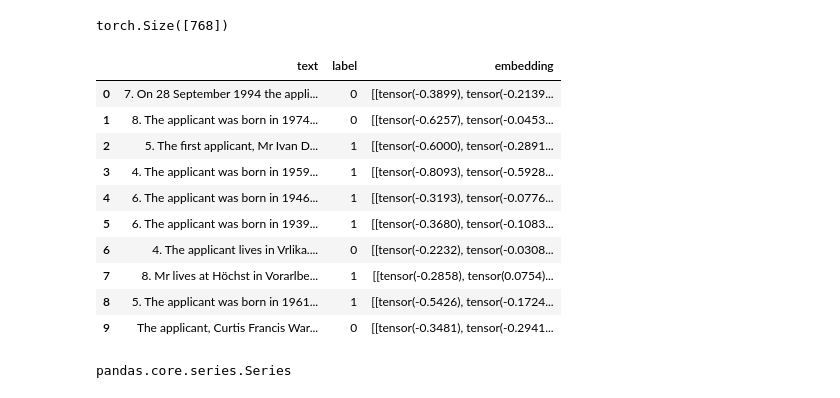
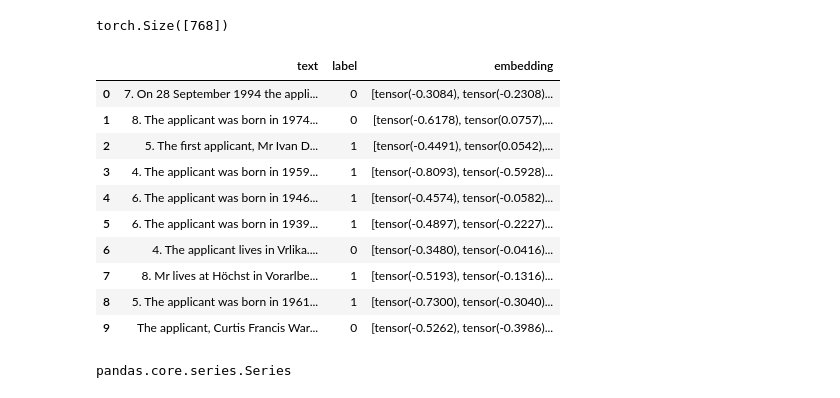
Before and after one commit to lilf4p/hlt-project, a Jupyter notebook: notebook/merge-encoding.ipynb, the cells around one changed output. Cells and saved outputs as stored; diff of their text form; code cells hidden in the pictures.

```diff
--- a/notebook/merge-encoding.ipynb
+++ b/notebook/merge-encoding.ipynb
@@ -51,20 +45,20 @@ for i in range(len(avg_embeddings)):
 # %% [output]
 torch.Size([768])
 # %%
-df_train["embedding"] = [ embeddings[i][0] for i in range(len(embeddings)) ]
+df_train["embedding"] = [ avg_embeddings[i] for i in range(len(avg_embeddings)) ]
 df_train.head(10)
 # %% [output]
 |  | text | label | embedding |
-| 0 | 7. On 28 September 1994 the appli... | 0 | [[tensor(-0.3899), tensor(-0.2139... |
-| 1 | 8. The applicant was born in 1974... | 0 | [[tensor(-0.6257), tensor(-0.0453... |
-| 2 | 5. The first applicant, Mr Ivan D... | 1 | [[tensor(-0.6000), tensor(-0.2891... |
-| 3 | 4. The applicant was born in 1959... | 1 | [[tensor(-0.8093), tensor(-0.5928... |
-| 4 | 6. The applicant was born in 1946... | 1 | [[tensor(-0.3193), tensor(-0.0776... |
-| 5 | 6. The applicant was born in 1939... | 1 | [[tensor(-0.3680), tensor(-0.1083... |
-| 6 | 4. The applicant lives in Vrlika.... | 0 | [[tensor(-0.2232), tensor(-0.0308... |
-| 7 | 8. Mr lives at Höchst in Vorarlbe... | 1 | [[tensor(-0.2858), tensor(0.0754)... |
-| 8 | 5. The applicant was born in 1961... | 1 | [[tensor(-0.5426), tensor(-0.1724... |
-| 9 | The applicant, Curtis Francis War... | 0 | [[tensor(-0.3481), tensor(-0.2941... |
+| 0 | 7. On 28 September 1994 the appli... | 0 | [tensor(-0.3084), tensor(-0.2308)... |
+| 1 | 8. The applicant was born in 1974... | 0 | [tensor(-0.6178), tensor(0.0757),... |
+| 2 | 5. The first applicant, Mr Ivan D... | 1 | [tensor(-0.4491), tensor(0.0542),... |
+| 3 | 4. The applicant was born in 1959... | 1 | [tensor(-0.8093), tensor(-0.5928)... |
+| 4 | 6. The applicant was born in 1946... | 1 | [tensor(-0.4574), tensor(-0.0582)... |
+| 5 | 6. The applicant was born in 1939... | 1 | [tensor(-0.4897), tensor(-0.2227)... |
+| 6 | 4. The applicant lives in Vrlika.... | 0 | [tensor(-0.3480), tensor(-0.0416)... |
+| 7 | 8. Mr lives at Höchst in Vorarlbe... | 1 | [tensor(-0.5193), tensor(-0.1316)... |
+| 8 | 5. The applicant was born in 1961... | 1 | [tensor(-0.7300), tensor(-0.3040)... |
+| 9 | The applicant, Curtis Francis War... | 0 | [tensor(-0.5262), tensor(-0.3986)... |
 # %%
 type(df_train['embedding'])
 # %% [output]
```
Also changed, not shown: parts of 4 cells of this notebook.
